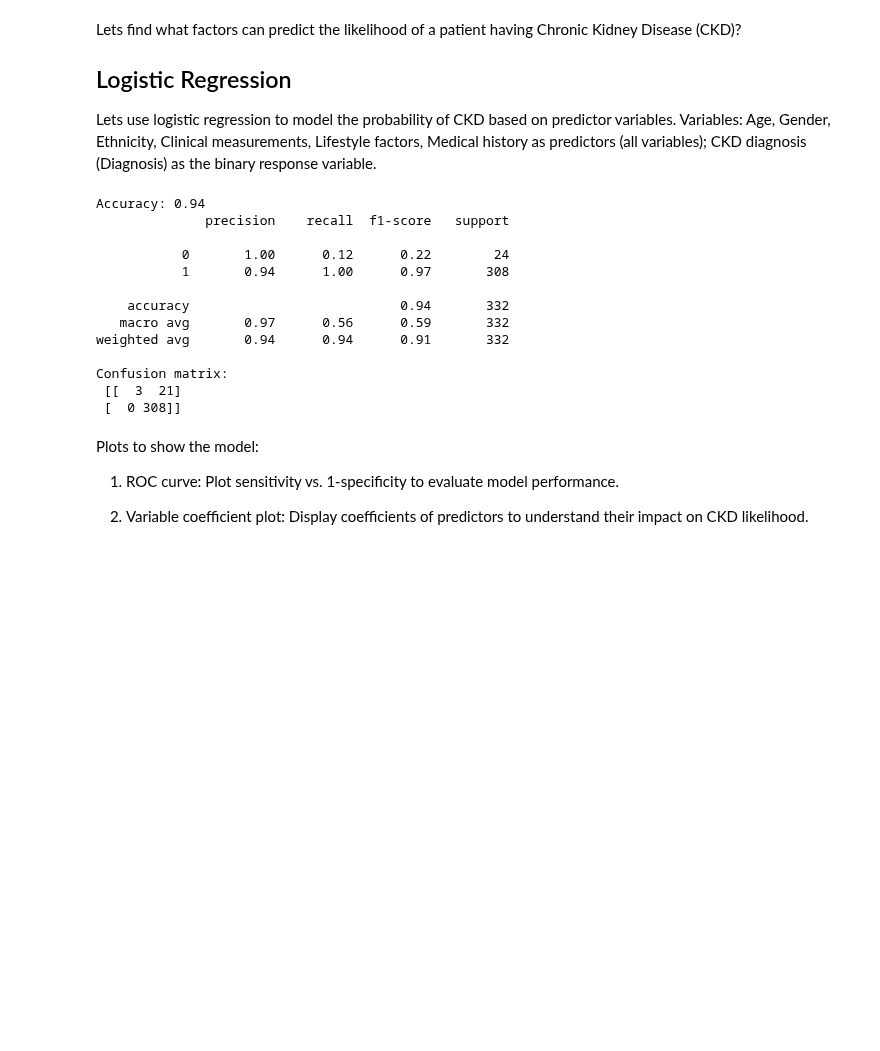
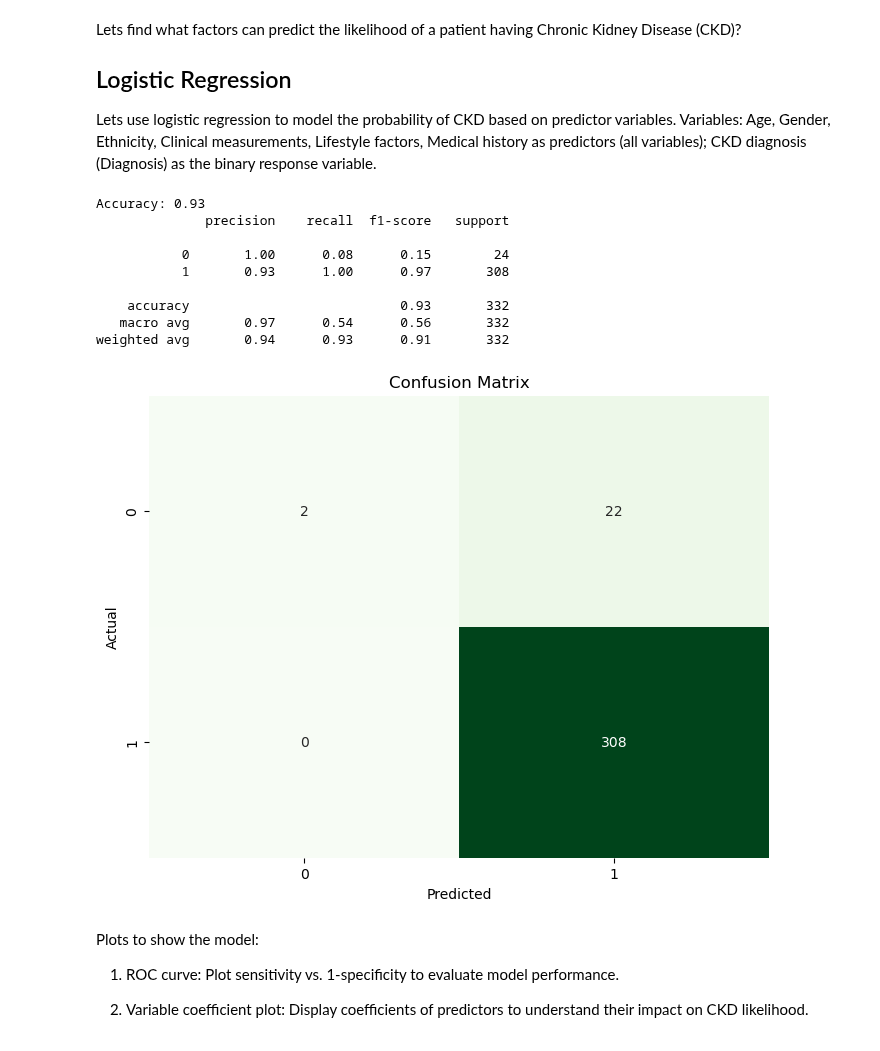
Before and after one commit to anjali-deshpande-hub/chronic_kidney_disease, a Jupyter notebook: src/CKD.ipynb, the cells around one changed output. Saved outputs shown, nothing was run; the diff lists cells and outputs as text; code cells hidden in the pictures; blank space fills up the shorter version.

```diff
--- a/src/CKD.ipynb
+++ b/src/CKD.ipynb
@@ -251,19 +247,28 @@ Lets find what factors can predict the likelihood of a patient having Chronic Ki
 Lets use logistic regression to model the probability of CKD based on predictor variables.
 Variables: Age, Gender, Ethnicity, Clinical measurements, Lifestyle factors, Medical history as predictors (all variables); CKD diagnosis (Diagnosis) as the binary response variable.
 # %%
-# add code here
 
-# Kateryna
-### To be done
+import seaborn as sns
+from sklearn.model_selection import train_test_split
+from sklearn.pipeline import Pipeline
+from sklearn.compose import ColumnTransformer
+from sklearn.preprocessing import StandardScaler, OneHotEncoder
+from sklearn.linear_model import LogisticRegression
+from sklearn.metrics import accuracy_score, classification_report, confusion_matrix
 
-# Drop rows with missing values
+# Assuming df is your DataFrame
 df = df.dropna()
 
-predictors = ['Age', 'Gender', 'Ethnicity', 'SystolicBP', 'FastingBloodSugar', 'HbA1c', 'SerumCreatinine',
-              'BUNLevels', 'GFR', 'ProteinInUrine', 'ACR','SerumElectrolytesPotassium', 'SerumElectrolytesCalcium',
+predictors = ['Age', 'SystolicBP', 'FastingBloodSugar', 'HbA1c', 'SerumCreatinine',
+              'BUNLevels', 'GFR', 'ProteinInUrine', 'ACR', 'SerumElectrolytesPotassium', 'SerumElectrolytesCalcium',
               'SerumElectrolytesPhosphorus', 'CholesterolTotal', 'CholesterolLDL', 'CholesterolHDL', 'CholesterolTriglycerides',
-              'AlcoholConsumption', 'BMI', 'SocioeconomicStatus', 'EducationLevel', 'PhysicalActivity', 'DietQuality', 'SleepQuality', 'Smoking', 'FamilyHistoryKidneyDisease',
-              'FamilyHistoryHypertension', 'FamilyHistoryDiabetes', 'PreviousAcuteKidneyInjury', 'UrinaryTractInfections']
+              'AlcoholConsumption', 'BMI', 'PhysicalActivity', 'DietQuality', 'SleepQuality',
+              'MedicalCheckupsFrequency', 'MedicationAdherence', 'HealthLiteracy',
+              'Gender', 'Ethnicity', 'SocioeconomicStatus', 'EducationLevel', 'Smoking', 'FamilyHistoryKidneyDisease', 'FamilyHistoryHypertension',
+              'FamilyHistoryDiabetes', 'PreviousAcuteKidneyInjury', 'UrinaryTractInfections',
+              'ACEInhibitors', 'Diuretics', 'NSAIDsUse', 'Statins', 'AntidiabeticMedications', 'Edema', 'FatigueLevels',
+              'NauseaVomiting', 'MuscleCramps', 'Itching', 'QualityOfLifeScore', 'HeavyMetalsExposure', 'OccupationalExposureChemicals',
+              'WaterQuality']
 response = 'Diagnosis'
 
 # Split data into training and testing sets (80% train, 20% test)
@@ -271,57 +276,68 @@ X_train, X_test, y_train, y_test = train_test_split(df[predictors], df[response]
 
 # Preprocessing pipeline for numeric and categorical variables
 numeric_features = ['Age', 'SystolicBP', 'FastingBloodSugar', 'HbA1c', 'SerumCreatinine',
-              'BUNLevels', 'GFR', 'ProteinInUrine', 'ACR','SerumElectrolytesPotassium', 'SerumElectrolytesCalcium',
-              'SerumElectrolytesPhosphorus', 'CholesterolTotal', 'CholesterolLDL', 'CholesterolHDL', 'CholesterolTriglycerides',
-              'AlcoholConsumption', 'BMI', 'PhysicalActivity', 'DietQuality', 'SleepQuality']
+                    'BUNLevels', 'GFR', 'ProteinInUrine', 'ACR', 'SerumElectrolytesPotassium', 'SerumElectrolytesCalcium',
+                    'SerumElectrolytesPhosphorus', 'CholesterolTotal', 'CholesterolLDL', 'CholesterolHDL', 'CholesterolTriglycerides',
+                    'AlcoholConsumption', 'BMI', 'PhysicalActivity', 'DietQuality', 'SleepQuality',
+                    'MedicalCheckupsFrequency', 'MedicationAdherence', 'HealthLiteracy']
 
 categorical_features = ['Gender', 'Ethnicity', 'SocioeconomicStatus', 'EducationLevel', 'Smoking', 'FamilyHistoryKidneyDisease', 'FamilyHistoryHypertension',
-                        'FamilyHistoryDiabetes', 'PreviousAcuteKidneyInjury', 'UrinaryTractInfections']
+                        'FamilyHistoryDiabetes', 'PreviousAcuteKidneyInjury', 'UrinaryTractInfections',
+                        'ACEInhibitors', 'Diuretics', 'NSAIDsUse', 'Statins', 'AntidiabeticMedications', 'Edema', 'FatigueLevels',
+                        'NauseaVomiting', 'MuscleCramps', 'Itching', 'QualityOfLifeScore', 'HeavyMetalsExposure', 'OccupationalExposureChemicals',
+                        'WaterQuality']
 
+# Preprocessing pipeline with ColumnTransformer
 numeric_transformer = Pipeline(steps=[
     ('scaler', StandardScaler())])
 
 categorical_transformer = Pipeline(steps=[
     ('onehot', OneHotEncoder(handle_unknown='ignore'))])
 
 preprocessor = ColumnTransformer(
     transformers=[
         ('num', numeric_transformer, numeric_features),
         ('cat', categorical_transformer, categorical_features)])
 
-# Logistic regression model
-model = Pipeline(steps=[('preprocessor', preprocessor),
-                        ('classifier', LogisticRegression(max_iter=1000))])
+# Fit preprocessing pipeline on training data
+X_train_processed = preprocessor.fit_transform(X_train)
 
-# Fit the model
-model.fit(X_train, y_train)
+# Fit logistic regression model using scikit-learn
+model = LogisticRegression(max_iter=1000)
+model.fit(X_train_processed, y_train)
 
-# Predictions
-y_pred = model.predict(X_test)
+# Transform test data and predict
+X_test_processed = preprocessor.transform(X_test)
+y_pred = model.predict(X_test_processed)
 
 # Model evaluation
 accuracy = accuracy_score(y_test, y_pred)
 print(f'Accuracy: {accuracy:.2f}')
 
 print(classification_report(y_test, y_pred))
 
 # Confusion matrix
 conf_mat = confusion_matrix(y_test, y_pred)
-print('Confusion matrix:\n', conf_mat)
+
+# Plot the heatmap
+plt.figure(figsize=(8, 6))
+sns.heatmap(conf_mat, annot=True, fmt='d', cmap='Greens', cbar=False,
+            xticklabels=model.classes_, yticklabels=model.classes_)
+plt.title('Confusion Matrix')
+plt.xlabel('Predicted')
+plt.ylabel('Actual')
+plt.show()
 # %% [output]
-Accuracy: 0.94
+Accuracy: 0.93
               precision    recall  f1-score   support
 
-           0       1.00      0.12      0.22        24
-           1       0.94      1.00      0.97       308
+           0       1.00      0.08      0.15        24
+           1       0.93      1.00      0.97       308
 
-    accuracy                           0.94       332
-   macro avg       0.97      0.56      0.59       332
-weighted avg       0.94      0.94      0.91       332
-
-Confusion matrix:
- [[  3  21]
- [  0 308]]
+    accuracy                           0.93       332
+   macro avg       0.97      0.54      0.56       332
+weighted avg       0.94      0.93      0.91       332
+[figure, added]
 # %% [markdown]
 Plots to show the model:
 
```
Also changed, not shown: parts of 2 cells of this notebook.
